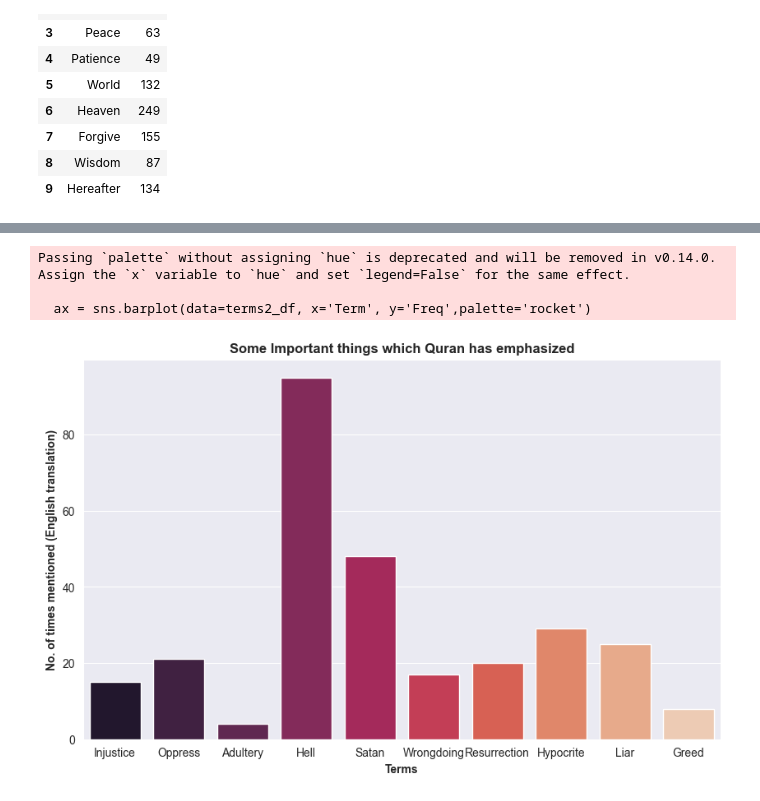
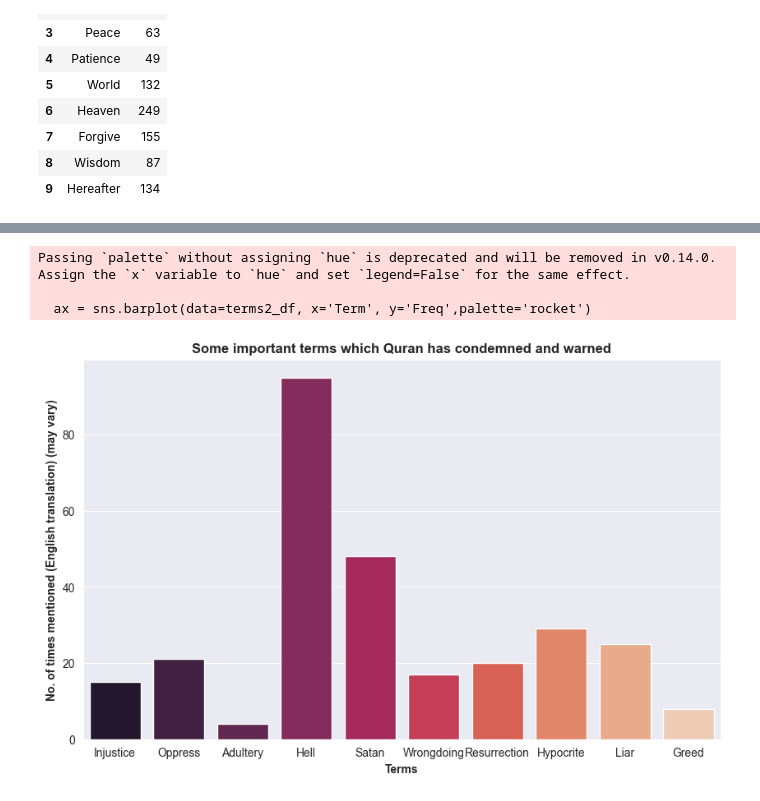
Before and after one commit to ali-bin-kashif/Quran-Dataset-EDA, a Jupyter notebook: quran_analysis.ipynb, the cells around one changed output, grey strips where cells are left out. Drawn from its saved outputs; the diff is of its cells as text; code cells hidden in the pictures.

```diff
--- a/quran_analysis.ipynb
+++ b/quran_analysis.ipynb
@@ -376,14 +355,14 @@ terms_df
 # %%
 # Plotting the graph
 plt.figure(figsize=(8,6))
-sns.set_style('ticks')
+sns.set_style('darkgrid')
 ax = sns.barplot(data=terms_df, x='Term', y='Freq',palette='crest_r')
 
 for container in ax.containers:
     ax.bar_label(container, size=15, padding=-30, color='white', rotation=90)
 
 ax.set_title("Some Important things which Quran has emphasized", fontweight='bold', fontsize=12)
-ax.set_ylabel("No. of times mentioned (English translation)", fontweight='bold')
+ax.set_ylabel("No. of times mentioned (English translation) (may vary)", fontweight='bold')
 ax.set_xlabel("Terms", fontweight='bold')
 
 plt.show()
@@ -449,16 +411,16 @@ hellfire
 # %%
 # Plotting the graph
 plt.figure(figsize=(10,6))
 sns.set_style('darkgrid')
 ax = sns.barplot(data=terms2_df, x='Term', y='Freq',palette='rocket')
 
-ax.set_title("Some Important things which Quran has emphasized", fontweight='bold', fontsize=12)
-ax.set_ylabel("No. of times mentioned (English translation)", fontweight='bold')
+ax.set_title("Some important terms which Quran has condemned and warned", fontweight='bold', fontsize=12)
+ax.set_ylabel("No. of times mentioned (English translation) (may vary)", fontweight='bold')
 ax.set_xlabel("Terms", fontweight='bold')
 
 plt.show()
 # %% [output]
 Passing `palette` without assigning `hue` is deprecated and will be removed in v0.14.0. Assign the `x` variable to `hue` and set `legend=False` for the same effect.
 
   ax = sns.barplot(data=terms2_df, x='Term', y='Freq',palette='rocket')
-[figure, old version]
+[figure, new version]
```
Also changed, not shown: parts of 4 cells of this notebook.
